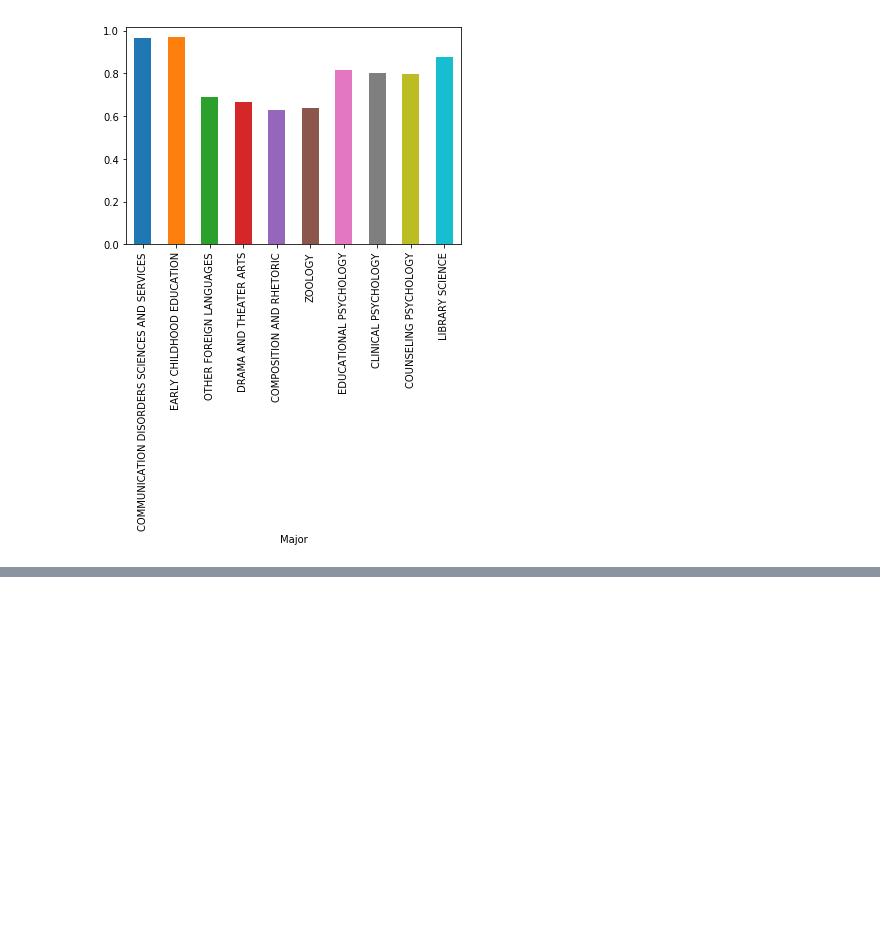
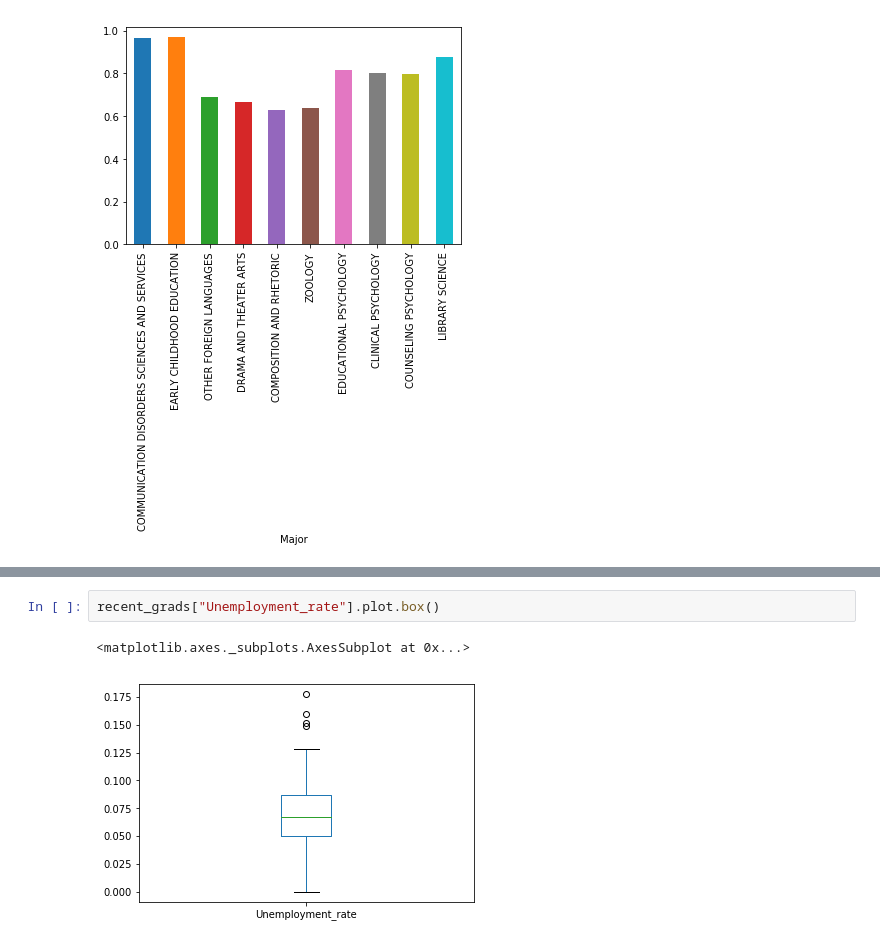
Before and after one commit to kalingwu/Dataquest-Projects, a Jupyter notebook: Guided Project_Visualizing Earnings Based On College Majors/Basics.ipynb, the cells around one changed output, grey strips where cells are left out. Cells and saved outputs as stored; diff of their text form; blank space fills up the shorter version.

```diff
--- a/Guided Project_Visualizing Earnings Based On College Majors/Basics.ipynb
+++ b/Guided Project_Visualizing Earnings Based On College Majors/Basics.ipynb
@@ -156,0 +195,5 @@ The share of women in the 10 lowest paying majors is significantly higher than t
+# %%
+recent_grads["Unemployment_rate"].plot.box()
+# %% [output]
+<matplotlib.axes._subplots.AxesSubplot at 0x...>
+[figure, added]
```
Also changed, not shown: parts of 9 cells of this notebook.
